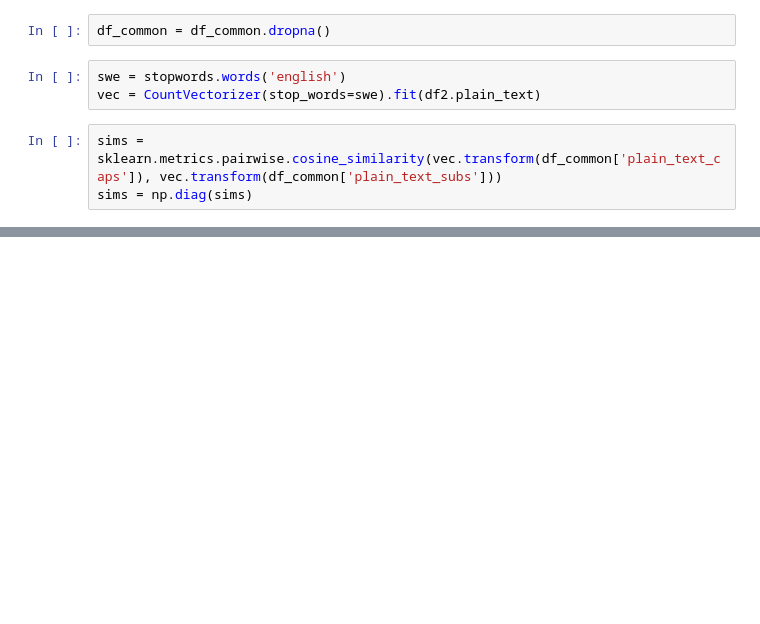
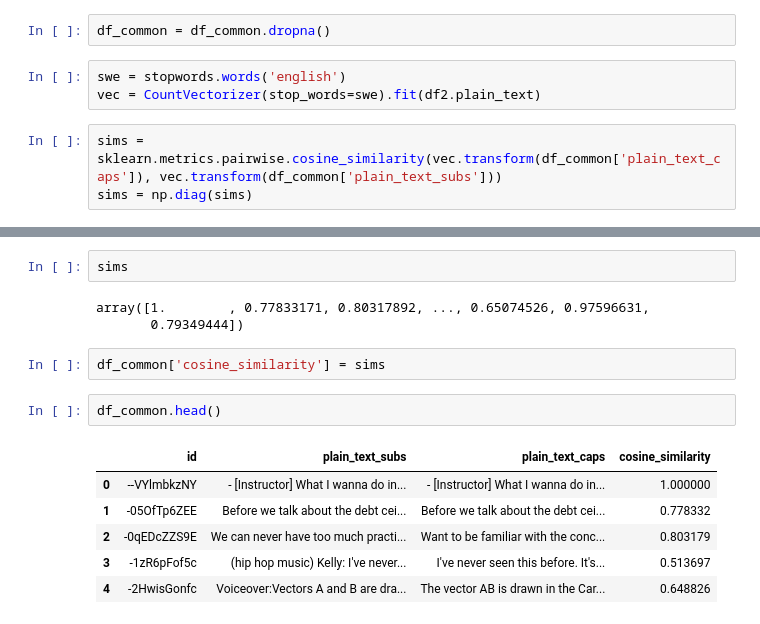
Before and after one commit to done-my-way/caption_search, a Jupyter notebook: EDAf.ipynb, the cells around one changed output, grey strips where cells are left out. Drawn from its saved outputs; the diff is of its cells as text; blank space fills up the shorter version.

```diff
--- a/EDAf.ipynb
+++ b/EDAf.ipynb
@@ -157,0 +173,16 @@ sims.mean()
+# %%
+sims
+# %% [output]
+array([1.        , 0.77833171, 0.80317892, ..., 0.65074526, 0.97596631,
+       0.79349444])
+# %%
+df_common['cosine_similarity'] = sims
+# %%
+df_common.head()
+# %% [output]
+|  | id | plain_text_subs | plain_text_caps | cosine_similarity |
+| 0 | --VYlmbkzNY | - [Instructor] What I wanna do in... | - [Instructor] What I wanna do in... | 1.000000 |
+| 1 | -05OfTp6ZEE | Before we talk about the debt cei... | Before we talk about the debt cei... | 0.778332 |
+| 2 | -0qEDcZZS9E | We can never have too much practi... | Want to be familiar with the conc... | 0.803179 |
+| 3 | -1zR6pFof5c | (hip hop music) Kelly: I've never... | I've never seen this before. It's... | 0.513697 |
+| 4 | -2HwisGonfc | Voiceover:Vectors A and B are dra... | The vector AB is drawn in the Car... | 0.648826 |
```
Also changed, not shown: parts of 19 cells of this notebook, 22 other files.
